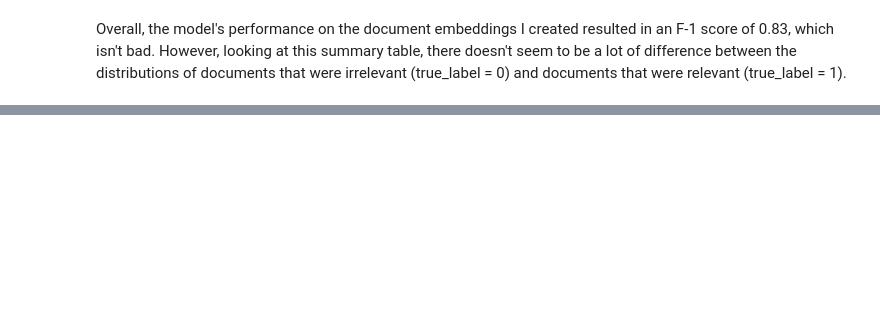
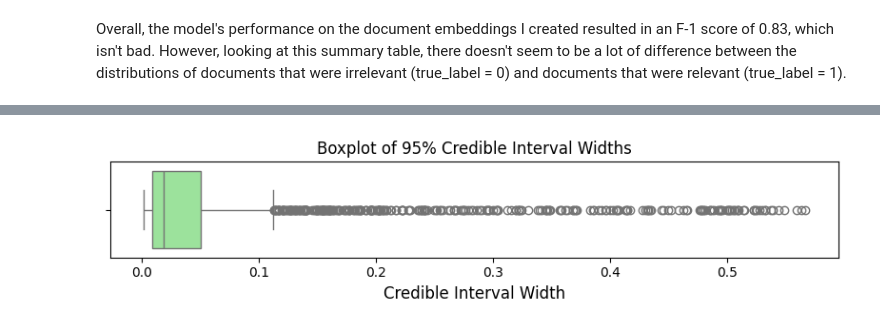
Before and after one commit to brettgenz/bayesian_text_classification, a Jupyter notebook: dev/dev2_gemini_Usenet_data.ipynb, the cells around one changed output, grey strips where cells are left out. Cells and saved outputs as stored; diff of their text form; code cells hidden in the pictures; blank space fills up the shorter version.

```diff
--- a/dev/dev2_gemini_Usenet_data.ipynb
+++ b/dev/dev2_gemini_Usenet_data.ipynb
@@ -608,0 +552,10 @@ Name: count, dtype: int64
+# %%
+plt.figure(figsize=(8, 2))
+sns.boxplot(x=predictions_df['ci_width'], color='lightgreen')
+
+plt.title("Boxplot of 95% Credible Interval Widths", fontsize=12)
+plt.xlabel("Credible Interval Width", fontsize=12)
+plt.tight_layout()
+plt.show()
+# %% [output]
+[figure, added]
```
Also changed, not shown: parts of 34 cells of this notebook, 3 other files.
